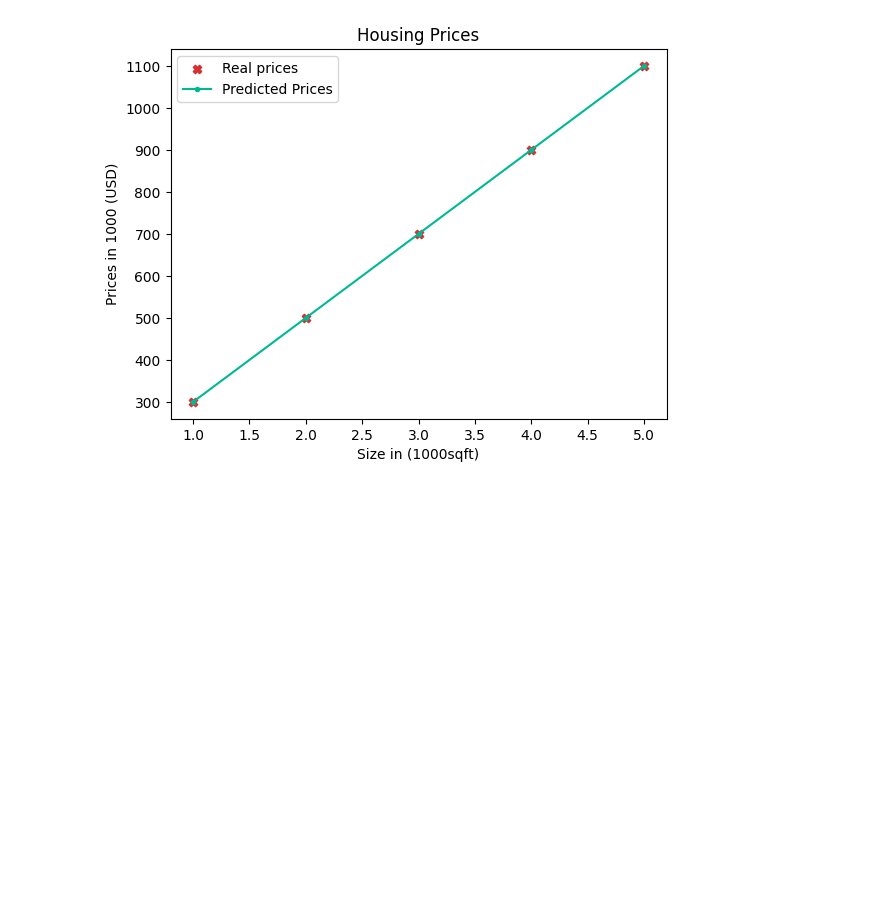
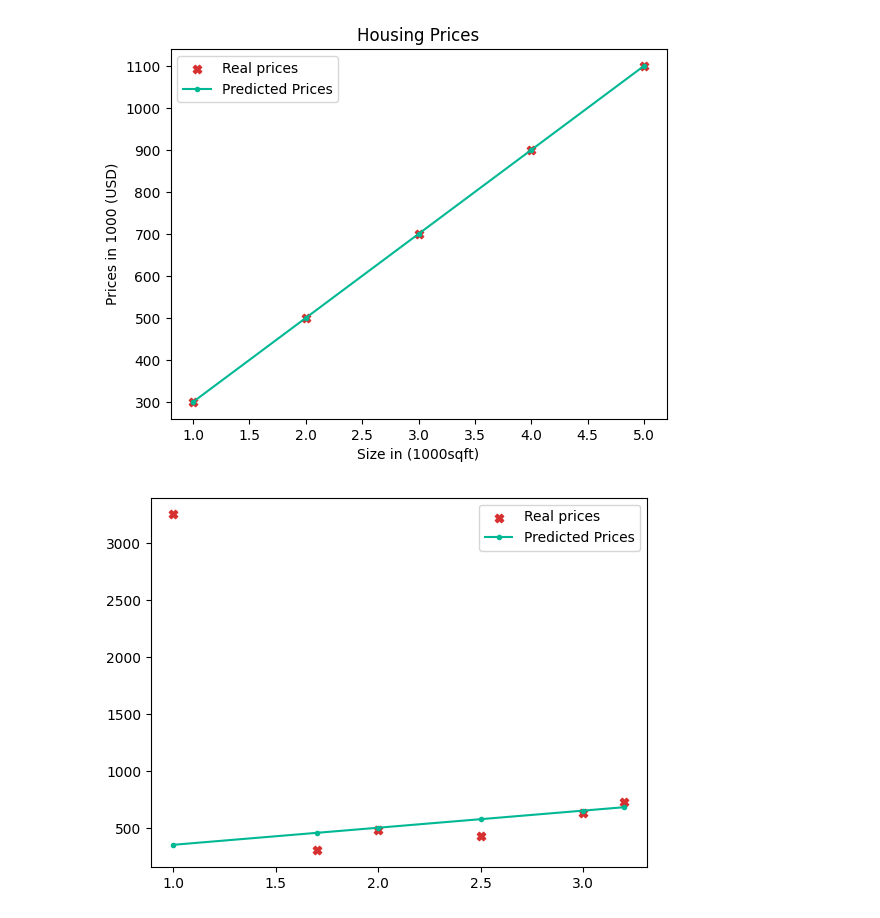
Before and after one commit to wonderboy002/ml, a Jupyter notebook: LinearRegression/Regression(1).ipynb, the cells around one changed output. Drawn from its saved outputs; the diff is of its cells as text; code cells hidden in the pictures; blank space fills up the shorter version.

```diff
--- a/LinearRegression/Regression(1).ipynb
+++ b/LinearRegression/Regression(1).ipynb
@@ -41,3 +41,31 @@ plt.ylabel('Prices in 1000 (USD)')
 plt.show()
 # %% [output]
 [figure]
+# %%
+#housing price prediction using linear regression
+arr=np.array([1.0, 1.7, 2.0, 2.5, 3.0, 3.2],dtype=float)
+brr=np.array([3250, 300, 480,  430,   630, 730],dtype=float)
+# %%
+#let's find cost function for some values of w and b
+crr=np.full(arr.shape[0],0.0,dtype=float)
+def findCost(arr,brr,w,b):
+    m=arr.shape[0]
+    result=0
+    for i in range(0,m):
+        f_wb=w*arr[i]+b
+        crr[i]=f_wb
+        cost=(f_wb-brr[i])**2
+        result=result+cost
+
+
+    totalCost=(1/(2*m))*result
+    return totalCost
+# %%
+cost=findCost(arr,brr,150,200)
+plt.scatter(arr,brr,marker='X',color='#d63031',label='Real prices')
+plt.legend()
+plt.plot(arr,crr,marker='.',color='#00b894',label='Predicted Prices')
+plt.legend()
+plt.show()
+# %% [output]
+[figure, added]
```
